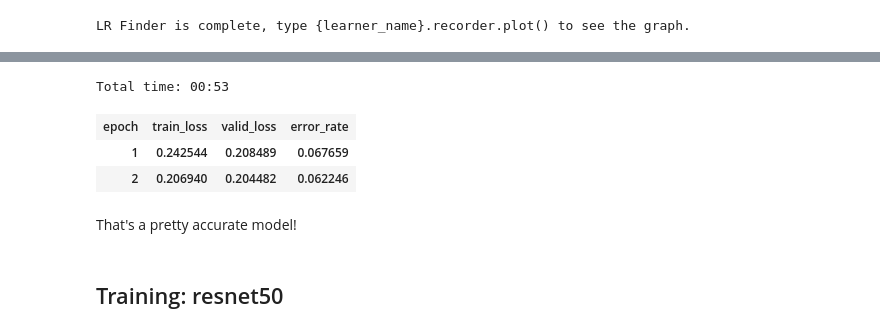
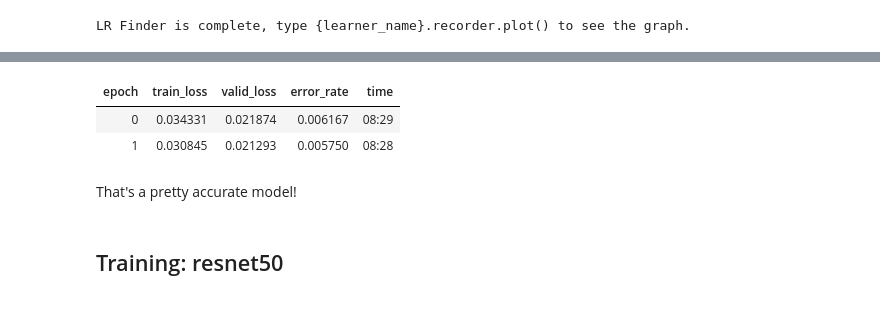
Before and after one commit to dinesh19aug/fastai-course, a Jupyter notebook: lesson1_mnist.ipynb, the cells around one changed output, grey strips where cells are left out. Drawn from its saved outputs; the diff is of its cells as text; code cells hidden in the pictures.

```diff
--- a/lesson1_mnist.ipynb
+++ b/lesson1_mnist.ipynb
@@ -208,11 +221,10 @@ learn.recorder.plot()
 # %%
 learn.unfreeze()
-learn.fit_one_cycle(2, max_lr=slice(1e-6,1e-4))
+learn.fit_one_cycle(2, max_lr=slice(1e-6,1e-5))
 # %% [output]
-Total time: 00:53
-| epoch | train_loss | valid_loss | error_rate |
-| 1 | 0.242544 | 0.208489 | 0.067659 |
-| 2 | 0.206940 | 0.204482 | 0.062246 |
+| epoch | train_loss | valid_loss | error_rate | time |
+| 0 | 0.034331 | 0.021874 | 0.006167 | 08:29 |
+| 1 | 0.030845 | 0.021293 | 0.005750 | 08:28 |
 # %% [markdown]
 That's a pretty accurate model!
 # %% [markdown]
```
Also changed, not shown: parts of 30 cells of this notebook.
